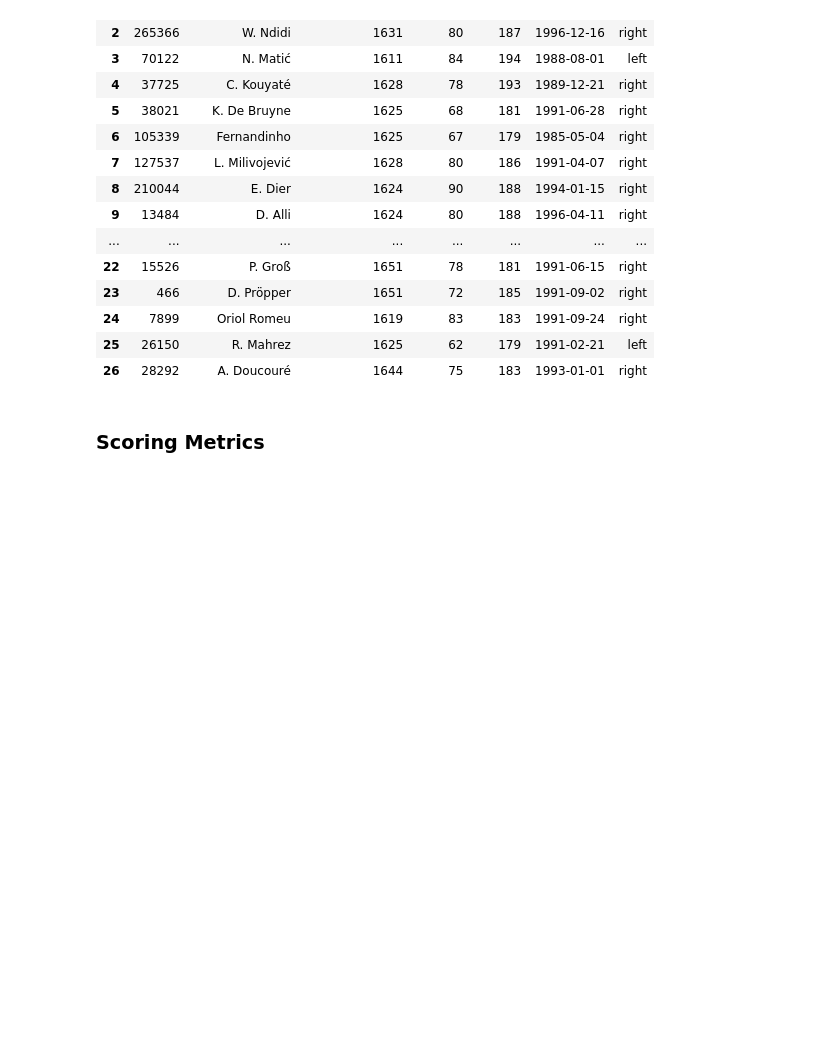
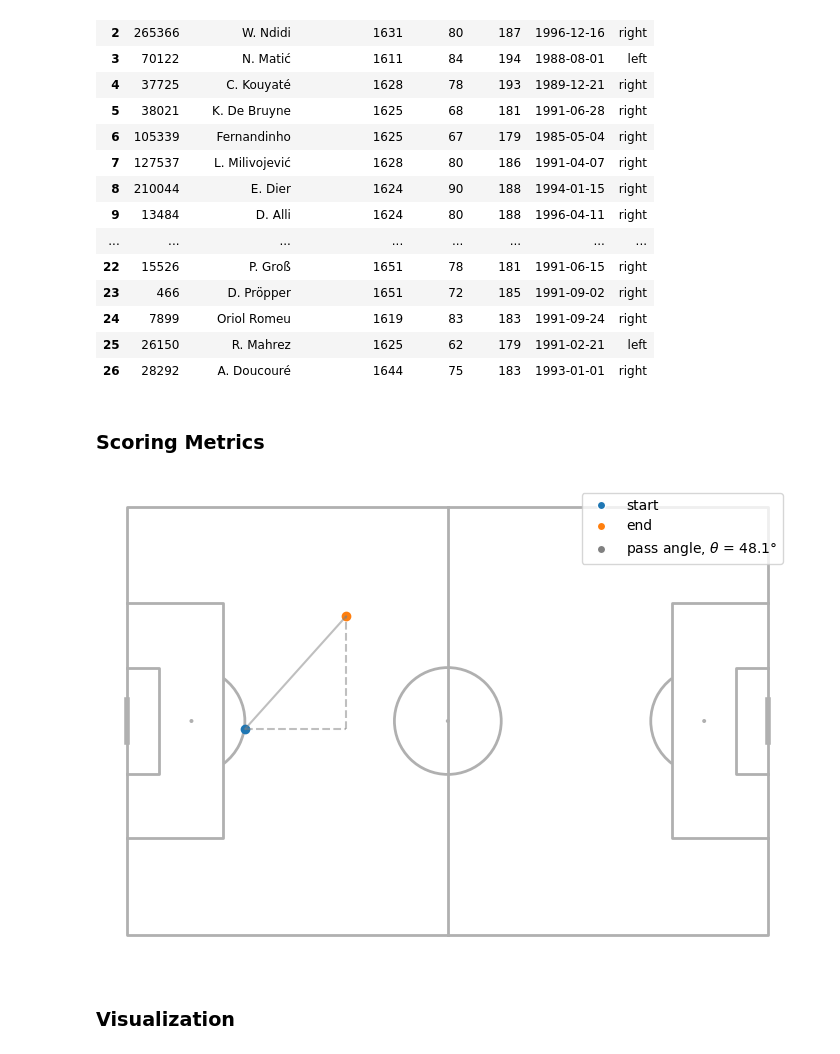
Before and after one commit to codedarrylcode/footiematics, a Jupyter notebook: notebooks/scouting_basics.ipynb, the cells around one changed output. Drawn from its saved outputs; the diff is of its cells as text; code cells hidden in the pictures; blank space fills up the shorter version.

Commit message:
add possession minutes and pass angle calculation

```diff
--- a/notebooks/scouting_basics.ipynb
+++ b/notebooks/scouting_basics.ipynb
@@ -381,0 +401,39 @@ touches_df = (
+# %%
+# Calculate angle between two passes
+sample_pass = (
+    key_actions
+    .loc[lambda x: x.eventName == 'Pass']
+    .sample(random_state = 350)
+    .iloc[:, -4:]
+    .values[0]
+    .reshape(-2, 2)
+)
+v1, v2 = sample_pass
+
+# Calculate angle
+diff = v2 - v1
+directional_angle = np.degrees(np.arctan2(*diff[::-1]))*-1
+angle = directional_angle if directional_angle >= 0 else directional_angle + 360
+
+# Initialize pitch
+pitch = Pitch()
+fig, ax = pitch.draw(nrows = 1, ncols = 1, figsize = (16, 5))
+
+# Plot pass
+plt.scatter(*v1, label = 'start')
+plt.scatter(*v2, label = 'end')
+plt.plot(sample_pass[:, 0], sample_pass[:, 1], color = 'grey', alpha = 0.5)
+plt.plot([v1[0], v2[0]], [v1[1]]*2, color = 'grey', ls = '--', alpha = 0.5)
+plt.plot([v2[0]]*2, [v1[1], v2[1]], color = 'grey', ls = '--', alpha = 0.5)
+
+# Add legend
+marker1 = Line2D([], [], color = 'white', marker = 'o', markerfacecolor = 'tab:blue')
+marker2 = Line2D([], [], color = 'white', marker = 'o', markerfacecolor = 'tab:orange')
+marker3 = Line2D([], [], color = 'white', marker='o', markerfacecolor = 'grey')
+plt.legend([marker1, marker2, marker3], ['start', 'end', r'pass angle, $\theta$ = {:.1f}°'.format(angle)])
+
+plt.show()
+# %% [output]
+[figure, added]
+# %% [markdown]
+### Visualization
```
Also changed, not shown: parts of 8 cells of this notebook.
